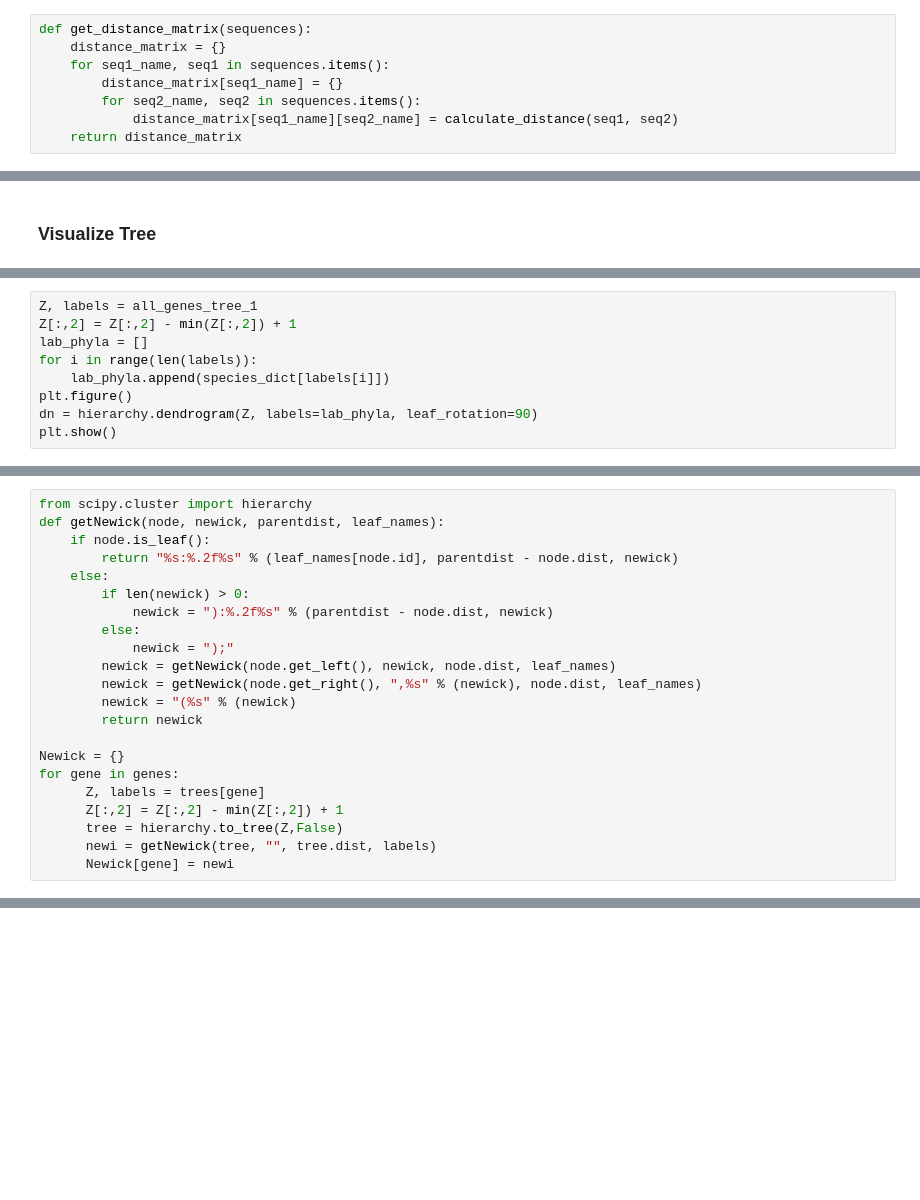
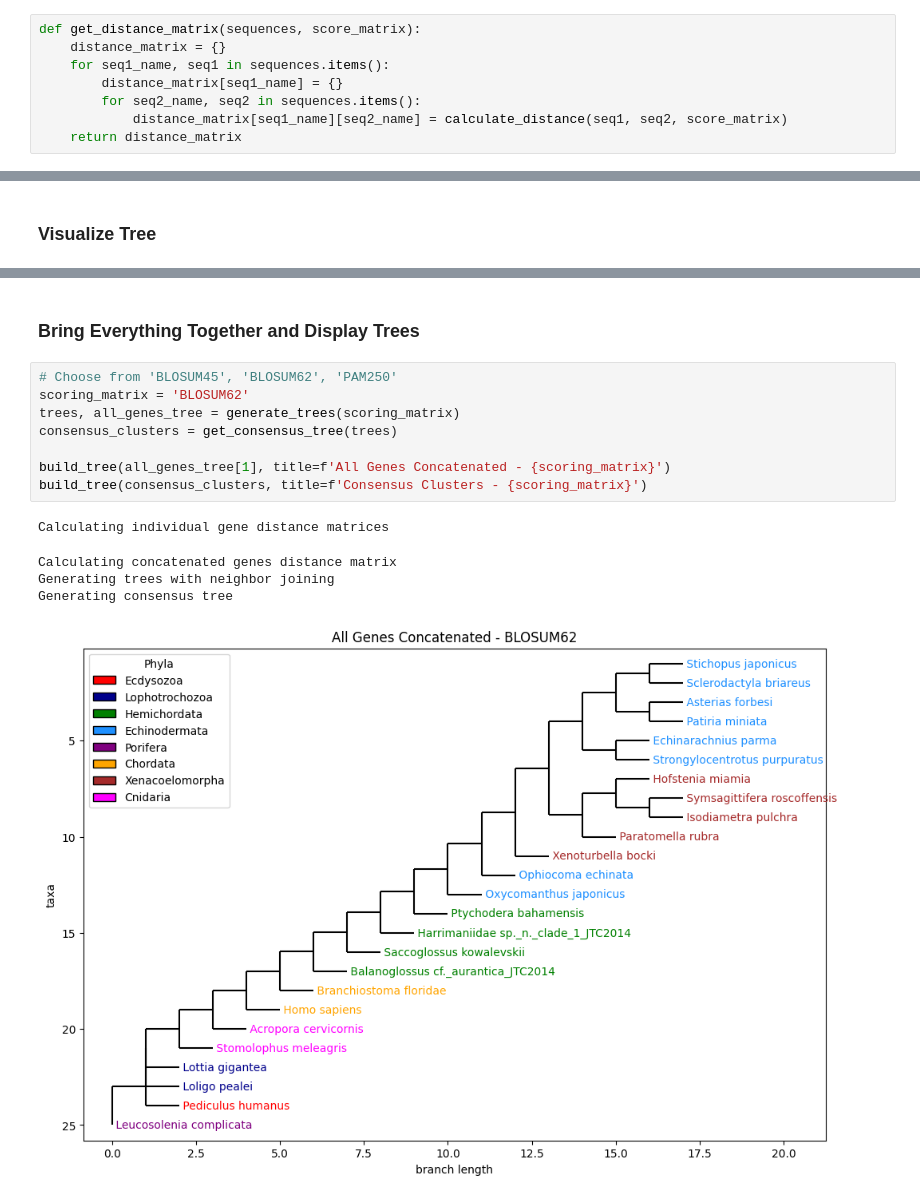
Before and after one commit to JTSIV1/phylogenetic_tree_for_acoelomorpha, a Jupyter notebook: generating_tree.ipynb, the cells around one changed output, grey strips where cells are left out. Saved outputs shown, nothing was run; the diff lists cells and outputs as text; blank space fills up the shorter version.

Commit message:
Adding new scoring matrices

```diff
--- a/generating_tree.ipynb
+++ b/generating_tree.ipynb
@@ -149,10 +160,10 @@ def calculate_distance(seq1, seq2):
     return score
 # %%
-def get_distance_matrix(sequences):
+def get_distance_matrix(sequences, score_matrix):
     distance_matrix = {}
     for seq1_name, seq1 in sequences.items():
         distance_matrix[seq1_name] = {}
         for seq2_name, seq2 in sequences.items():
-            distance_matrix[seq1_name][seq2_name] = calculate_distance(seq1, seq2)
+            distance_matrix[seq1_name][seq2_name] = calculate_distance(seq1, seq2, score_matrix)
     return distance_matrix
 # %%
@@ -434,9 +332,0 @@ plt.show()
-# %%
-Z, labels = all_genes_tree_1
-Z[:,2] = Z[:,2] - min(Z[:,2]) + 1
-lab_phyla = []
-for i in range(len(labels)):
-    lab_phyla.append(species_dict[labels[i]])
-plt.figure()
-dn = hierarchy.dendrogram(Z, labels=lab_phyla, leaf_rotation=90)
-plt.show()
@@ -445,22 +332,0 @@ plt.show()
-# %%
-from scipy.cluster import hierarchy
-def getNewick(node, newick, parentdist, leaf_names):
-    if node.is_leaf():
-        return "%s:%.2f%s" % (leaf_names[node.id], parentdist - node.dist, newick)
-    else:
-        if len(newick) > 0:
-            newick = "):%.2f%s" % (parentdist - node.dist, newick)
-        else:
-            newick = ");"
-        newick = getNewick(node.get_left(), newick, node.dist, leaf_names)
-        newick = getNewick(node.get_right(), ",%s" % (newick), node.dist, leaf_names)
-        newick = "(%s" % (newick)
-        return newick
-
-Newick = {}
-for gene in genes:
-      Z, labels = trees[gene]
-      Z[:,2] = Z[:,2] - min(Z[:,2]) + 1
-      tree = hierarchy.to_tree(Z,False)
-      newi = getNewick(tree, "", tree.dist, labels)
-      Newick[gene] = newi
@@ -466,0 +411,16 @@ for gene in genes:
+# %% [markdown]
+### Bring Everything Together and Display Trees
+# %%
+# Choose from 'BLOSUM45', 'BLOSUM62', 'PAM250'
+scoring_matrix = 'BLOSUM62'
+trees, all_genes_tree = generate_trees(scoring_matrix)
+consensus_clusters = get_consensus_tree(trees)
+
+build_tree(all_genes_tree[1], title=f'All Genes Concatenated - {scoring_matrix}')
+build_tree(consensus_clusters, title=f'Consensus Clusters - {scoring_matrix}')
+# %% [output]
+Calculating individual gene distance matrices
+Calculating concatenated genes distance matrix
+Generating trees with neighbor joining
+Generating consensus tree
+[figure, added]
```
Also changed, not shown: parts of 28 cells of this notebook, 4 other files.
